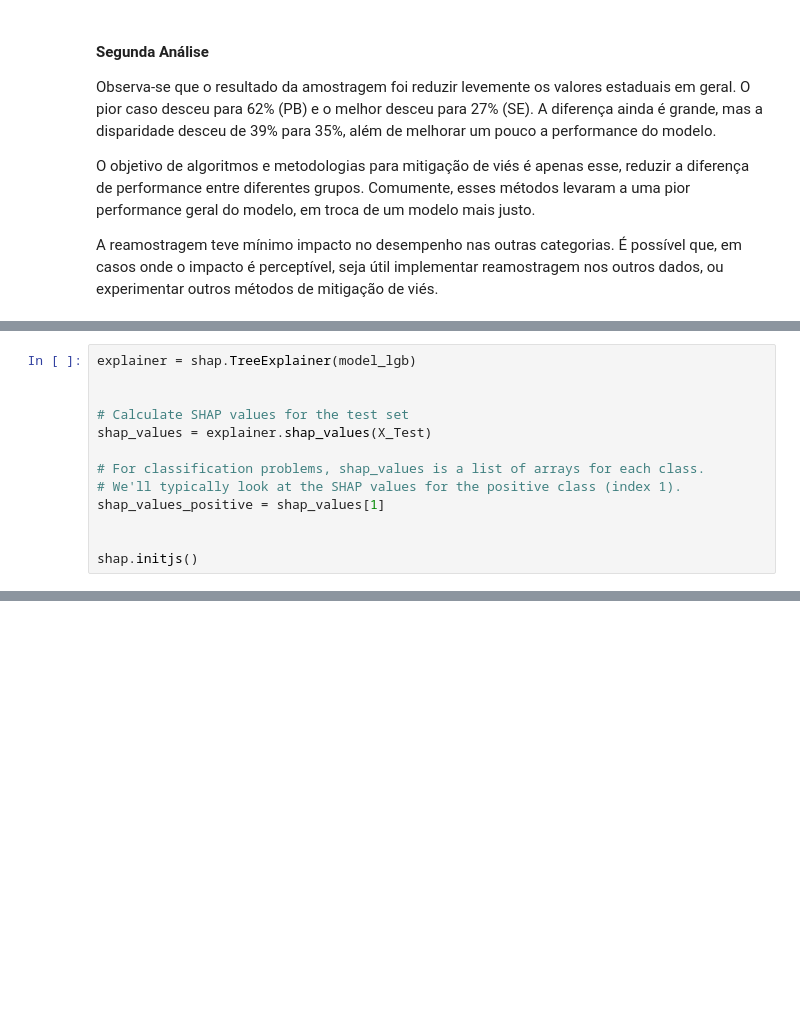
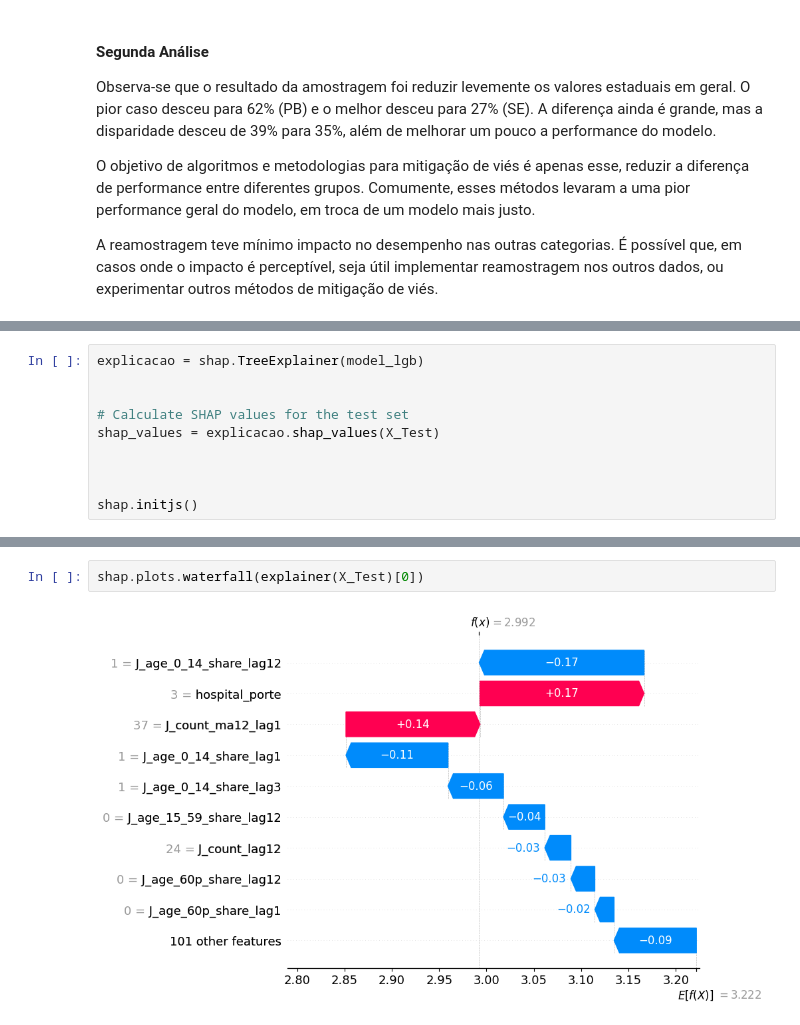
Before and after one commit to Nefex-Shadow/Toy_Example_NIAR, a Jupyter notebook: v2.ipynb, the cells around one changed output, grey strips where cells are left out. Saved outputs shown, nothing was run; the diff lists cells and outputs as text; blank space fills up the shorter version.

```diff
--- a/v2.ipynb
+++ b/v2.ipynb
@@ -439,13 +445,10 @@ A reamostragem teve mínimo impacto no desempenho nas outras categorias. É poss
 # %%
-explainer = shap.TreeExplainer(model_lgb)
+explicacao = shap.TreeExplainer(model_lgb)
 
 
 # Calculate SHAP values for the test set
-shap_values = explainer.shap_values(X_Test)
+shap_values = explicacao.shap_values(X_Test)
 
-# For classification problems, shap_values is a list of arrays for each class.
-# We'll typically look at the SHAP values for the positive class (index 1).
-shap_values_positive = shap_values[1]
 
 
 shap.initjs()
@@ -453,0 +463,4 @@ shap.initjs()
+# %%
+shap.plots.waterfall(explainer(X_Test)[0])
+# %% [output]
+[figure, added]
```
Also changed, not shown: parts of 9 cells of this notebook, 7 other files.
